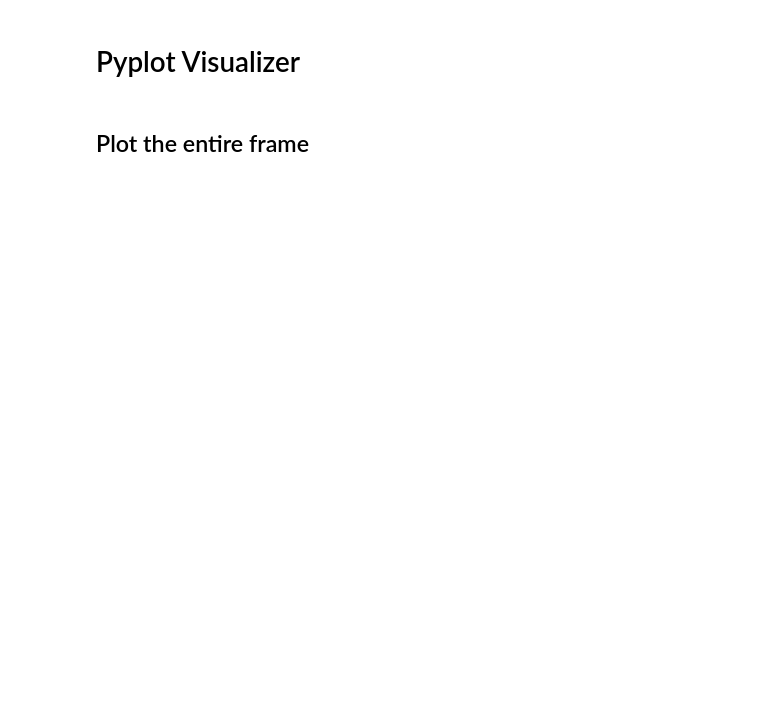
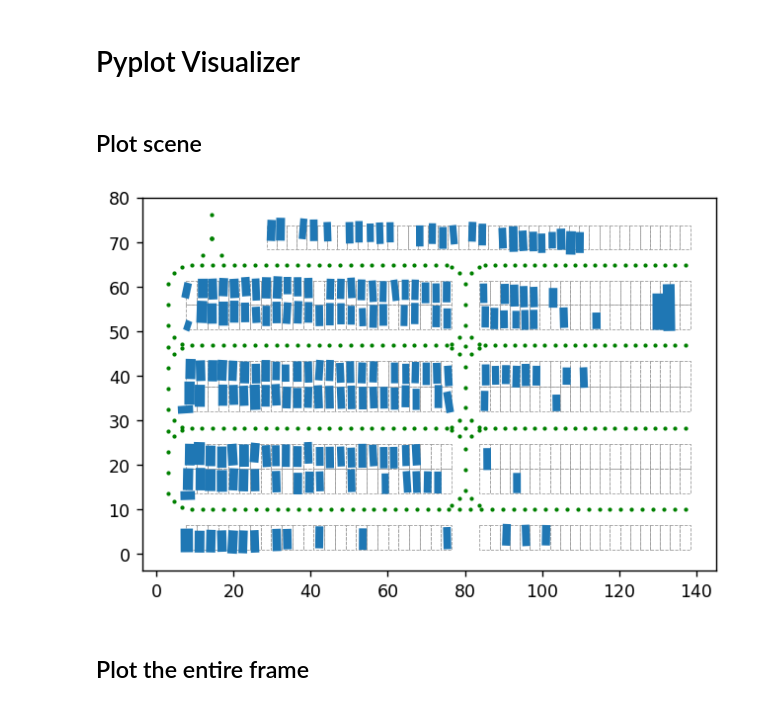
Before and after one commit to MPC-Berkeley/dlp-dataset, a Jupyter notebook: notebooks/visualization.ipynb, the cells around one changed output. Drawn from its saved outputs; the diff is of its cells as text; code cells hidden in the pictures; blank space fills up the shorter version.

Commit message:
added plot_scene()

```diff
--- a/notebooks/visualization.ipynb
+++ b/notebooks/visualization.ipynb
@@ -18,6 +18,15 @@ ds.load(home_path + '/dlp-dataset/data/DJI_0012')
 # %%
 # Instantiate the visualizer object
 vis = Visualizer(ds)
+# %% [markdown]
+## Plot scene
+# %%
+# Plot scene
+ax = vis.plot_waypoints()
+ax = vis.plot_scene(ds.list_scenes()[0], ax=ax)
+plt.show()
+# %% [output]
+[figure, added]
 # %% [markdown]
 ## Plot the entire frame
 # %%
```
Also changed, not shown: parts of 1 cell of this notebook, 1 other file.
